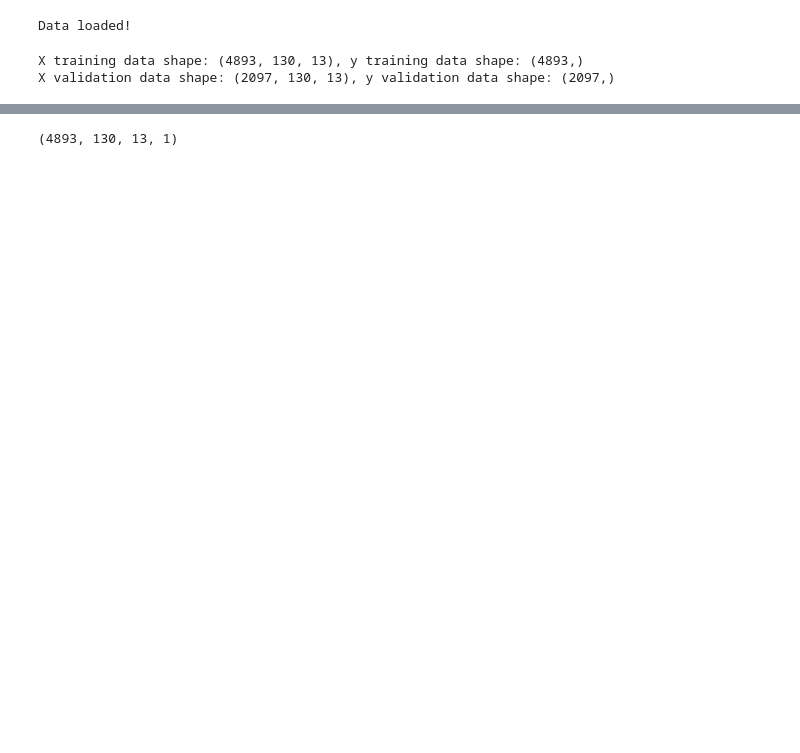
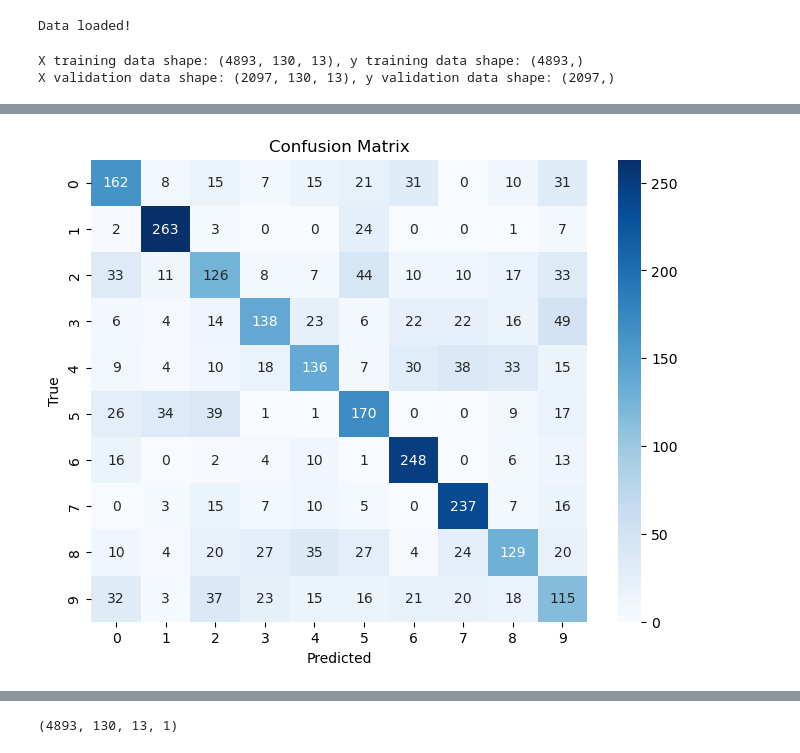
Before and after one commit to SabaaN/Music-Genre-Classifier, a Jupyter notebook: model.ipynb, the cells around one changed output, grey strips where cells are left out. Cells and saved outputs as stored; diff of their text form; code cells hidden in the pictures; blank space fills up the shorter version.

```diff
--- a/model.ipynb
+++ b/model.ipynb
@@ -319,0 +382,4 @@ input_shape = (X_train.shape[1], X_train.shape[2], 1)
+# %%
+plot_confusion_matrix(model_dnn, X_test_cnn, y_test)
+# %% [output]
+[figure, added]
```
Also changed, not shown: parts of 48 cells of this notebook.
